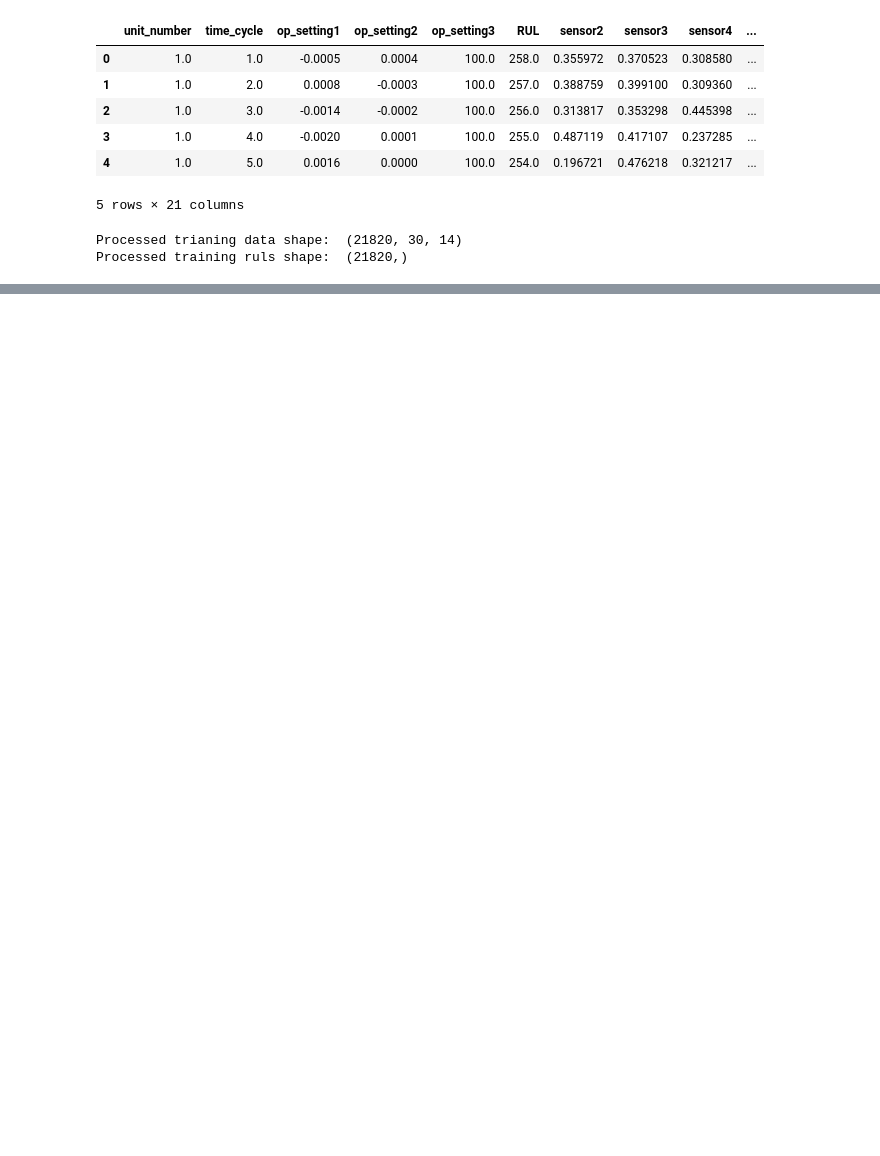
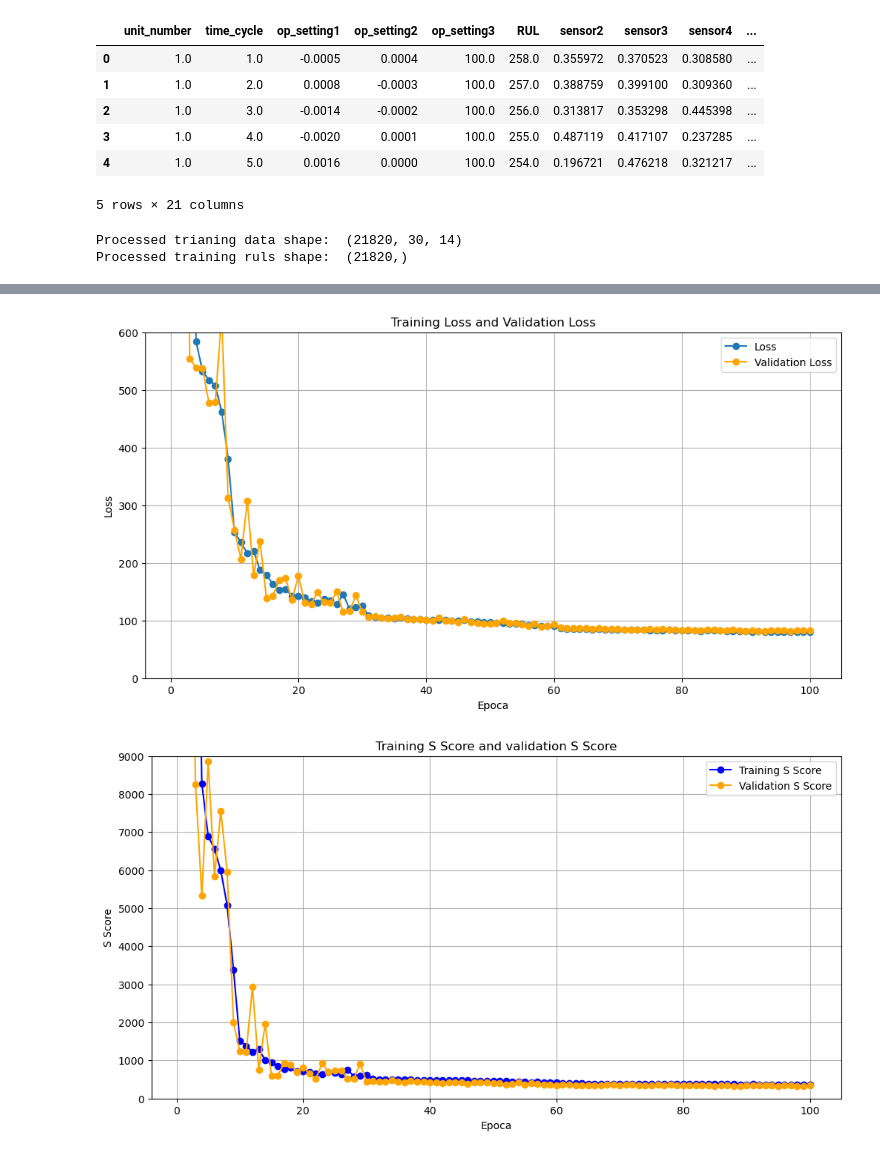
Before and after one commit to AliquodFahriam/tinyML, a Jupyter notebook: Riproduzione/Riproduzione_PW/riproduzione_pw_large.ipynb, the cells around one changed output, grey strips where cells are left out. Cells and saved outputs as stored; diff of their text form; code cells hidden in the pictures; blank space fills up the shorter version.

Commit message:
Fixed TFlite models and various updates to README

```diff
--- a/Riproduzione/Riproduzione_PW/riproduzione_pw_large.ipynb
+++ b/Riproduzione/Riproduzione_PW/riproduzione_pw_large.ipynb
@@ -256,7 +256,7 @@ early_stopping = EarlyStopping(
     restore_best_weights=True,
 )
 
-history_large = LSTMlargeModel.fit(
+history = LSTMlargeModel.fit(
     X_train,
     y_train,
     validation_data=(X_val, y_val),
@@ -306,0 +295,36 @@ WARNING:absl:Found untraced functions such as lstm_cell_layer_call_fn, lstm_cell
+# %%
+import matplotlib.pyplot as plt
+loss_values = history.history['loss']
+val_loss_values = history.history['val_loss']
+
+
+custom_score_values = history.history['custom_score']
+custom_score_validation_values = history.history['val_custom_score']
+
+
+# Plot della loss function
+plt.figure(figsize=(12, 6))
+plt.plot(range(1, len(loss_values) + 1), loss_values, label='Loss', marker='o')
+plt.plot(range(1, len(val_loss_values) + 1), val_loss_values, label='Validation Loss', marker='o', linestyle='-', color='orange')
+plt.title('Training Loss and Validation Loss')
+plt.xlabel('Epoca')
+plt.ylabel('Loss')
+plt.ylim(0, 600)
+plt.legend()
+plt.grid(True)
+plt.show()
+
+# Plot della custom score
+plt.figure(figsize=(12, 6))
+plt.plot(range(1, len(custom_score_values) + 1), custom_score_values, label='Training S Score', marker='o', color='blue')
+plt.plot(range(1, len(custom_score_validation_values) + 1), custom_score_validation_values, label='Validation S Score', marker='o', color='orange')
+plt.title('Training S Score and validation S Score')
+plt.xlabel('Epoca')
+plt.ylabel('S Score')
+plt.ylim(0, 9000)
+plt.legend()
+plt.grid(True)
+plt.show()
+# %% [output]
+[figure, added]
+[figure, added]
```
Also changed, not shown: parts of 6 cells of this notebook, 25 other files.
